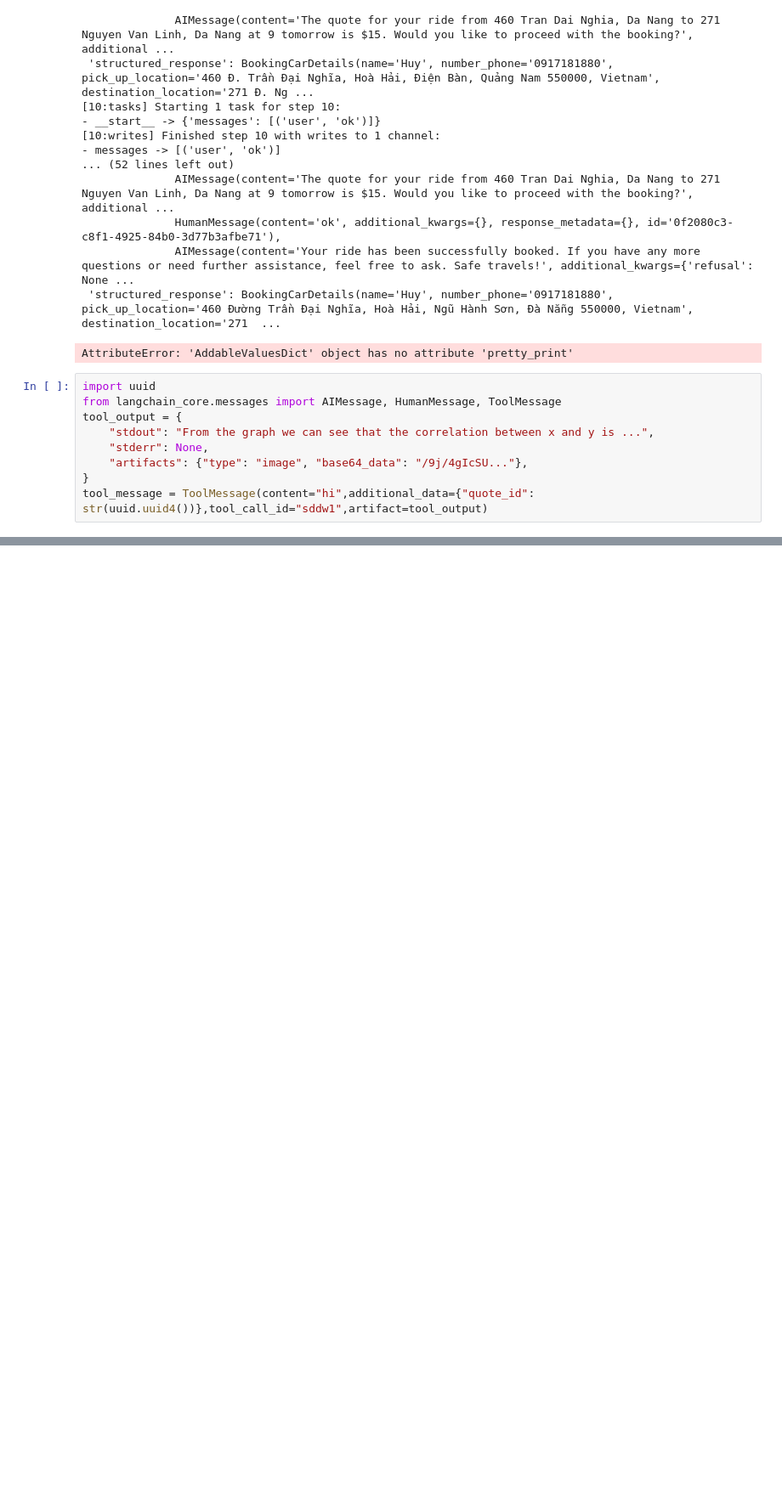
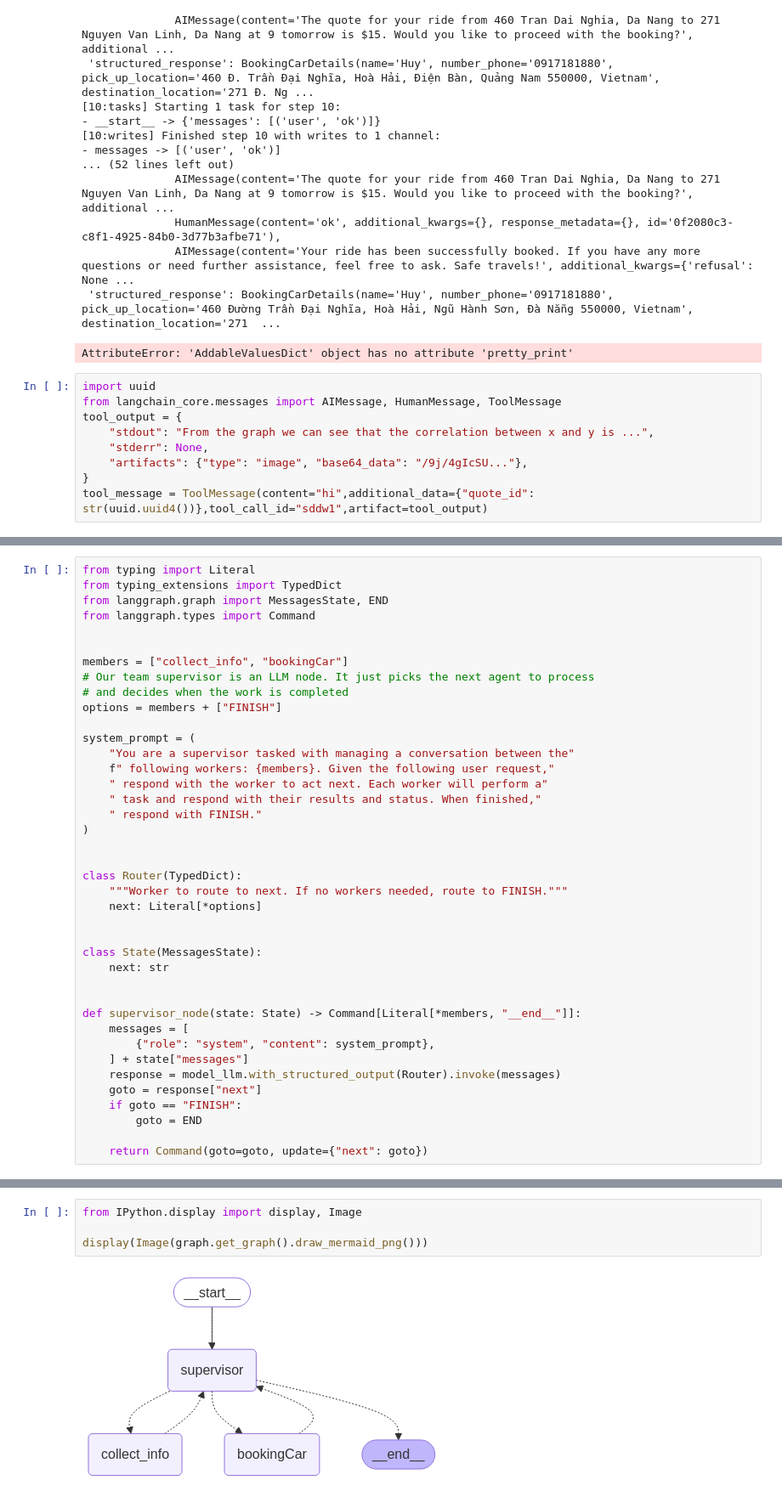
Before and after one commit to yuh2150/langchain_chatbot_v3, a Jupyter notebook: main.ipynb, the cells around one changed output, grey strips where cells are left out. Shown: that part at 85% size. Saved outputs shown, nothing was run; the diff lists cells and outputs as text; blank space fills up the shorter version.

```diff
--- a/main.ipynb
+++ b/main.ipynb
@@ -394,0 +454,40 @@ ToolMessage(content='hi', tool_call_id='sddw1', artifact={'stdout': 'From the gr
+# %%
+from typing import Literal
+from typing_extensions import TypedDict
+from langgraph.graph import MessagesState, END
+from langgraph.types import Command
+
+
+members = ["collect_info", "bookingCar"]
+# Our team supervisor is an LLM node. It just picks the next agent to process
+# and decides when the work is completed
+options = members + ["FINISH"]
+
+system_prompt = (
+    "You are a supervisor tasked with managing a conversation between the"
+    f" following workers: {members}. Given the following user request,"
+    " respond with the worker to act next. Each worker will perform a"
+    " task and respond with their results and status. When finished,"
+    " respond with FINISH."
+)
+
+
+class Router(TypedDict):
+    """Worker to route to next. If no workers needed, route to FINISH."""
+    next: Literal[*options]
+
+
+class State(MessagesState):
+    next: str
+
+
+def supervisor_node(state: State) -> Command[Literal[*members, "__end__"]]:
+    messages = [
+        {"role": "system", "content": system_prompt},
+    ] + state["messages"]
+    response = model_llm.with_structured_output(Router).invoke(messages)
+    goto = response["next"]
+    if goto == "FINISH":
+        goto = END
+
+    return Command(goto=goto, update={"next": goto})
@@ -394,0 +547,6 @@ ToolMessage(content='hi', tool_call_id='sddw1', artifact={'stdout': 'From the gr
+# %%
+from IPython.display import display, Image
+
+display(Image(graph.get_graph().draw_mermaid_png()))
+# %% [output]
+[figure, added]
```
Also changed, not shown: parts of 17 cells of this notebook, 3 other files.
